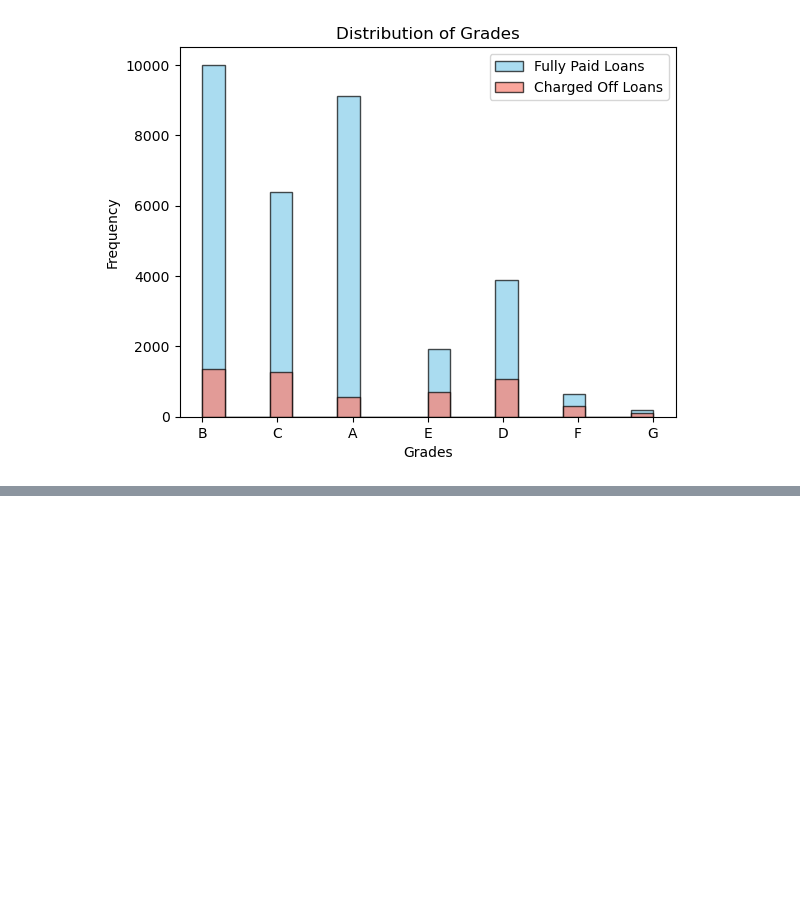
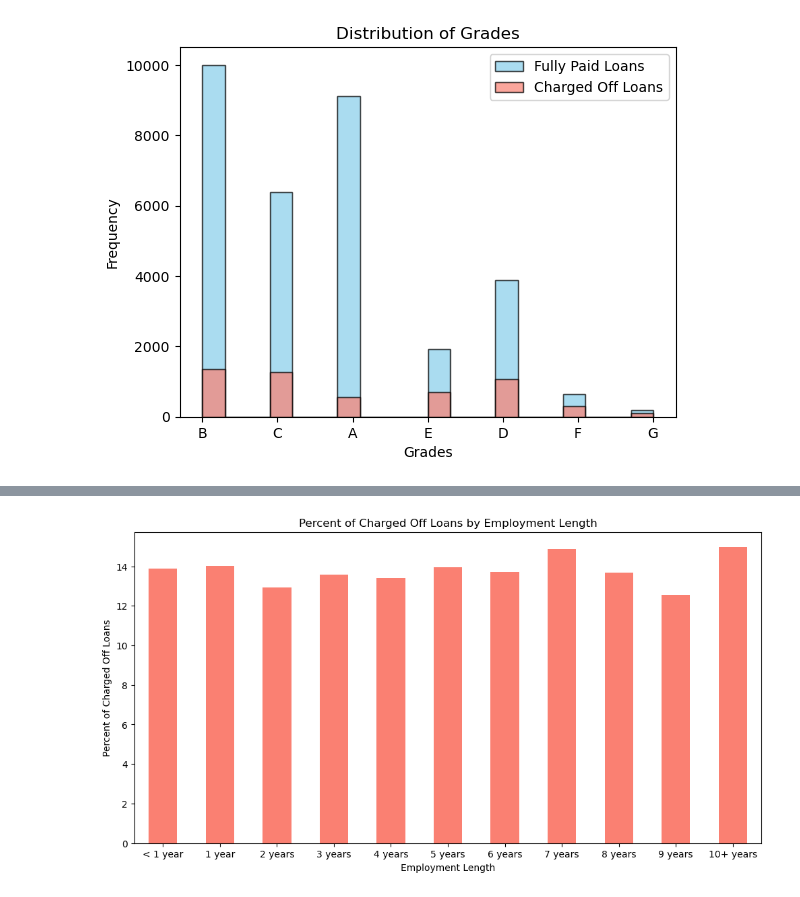
Before and after one commit to ashandish/Lending_Club_Case_Study, a Jupyter notebook: Ashish_Kumar_Sharma.ipynb, the cells around one changed output, grey strips where cells are left out. Saved outputs shown, nothing was run; the diff lists cells and outputs as text; code cells hidden in the pictures; blank space fills up the shorter version.

```diff
--- a/Ashish_Kumar_Sharma.ipynb
+++ b/Ashish_Kumar_Sharma.ipynb
@@ -463,0 +498,29 @@ plt.show()
+# %%
+#Draw chart illustrating percent of bad loans as per employment length
+import pandas as pd
+import matplotlib.pyplot as plt
+
+df2 = pd.read_csv("C:\\Users\\riyan\\Downloads\\Case Study\\loan\\modified6_loan.csv")
+
+# Group by 'emp_length' and calculate the percentage of Charged Off loans
+charged_off_percent_by_emp_length = df2[df2['loan_status'] == 'Charged Off'].groupby('emp_length').size() / df2.groupby('emp_length').size() * 100
+# Set the size of the figure
+plt.figure(figsize=(12, 6))
+emp_length_order = [
+    '< 1 year', '1 year', '2 years', '3 years', '4 years', '5 years',
+    '6 years', '7 years', '8 years', '9 years', '10+ years'
+]
+# Create a bar plot
+charged_off_percent_by_emp_length.loc[emp_length_order].plot(kind='bar', color='salmon')
+
+# Add labels and title
+plt.xlabel('Employment Length')
+plt.ylabel('Percent of Charged Off Loans')
+plt.title('Percent of Charged Off Loans by Employment Length')
+plt.xticks(rotation='horizontal')
+# Show the plot
+plt.show()
+# Conclusion: There is no definite trend for charged Off loans as per employment length .
+#Though employees having 7 and 10+ years of experience have slightly high rate of default
+# %% [output]
+[figure, added]
```
Also changed, not shown: parts of 5 cells of this notebook.
